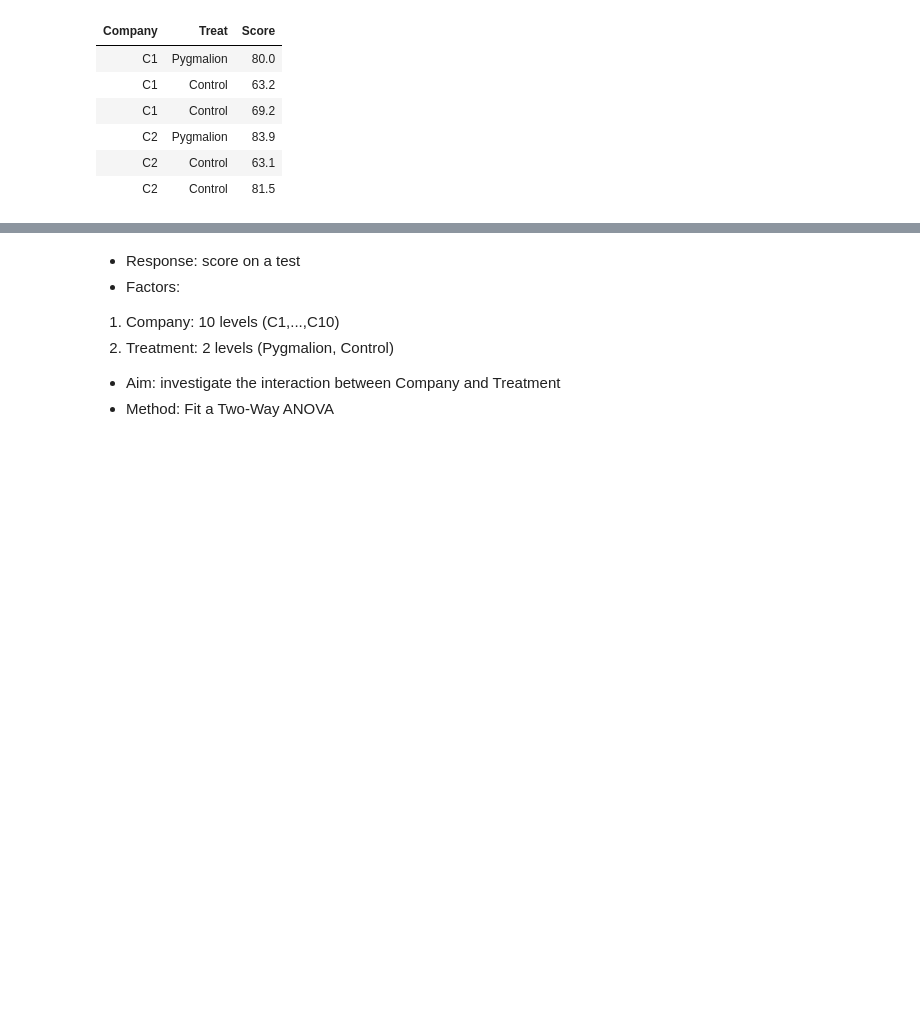
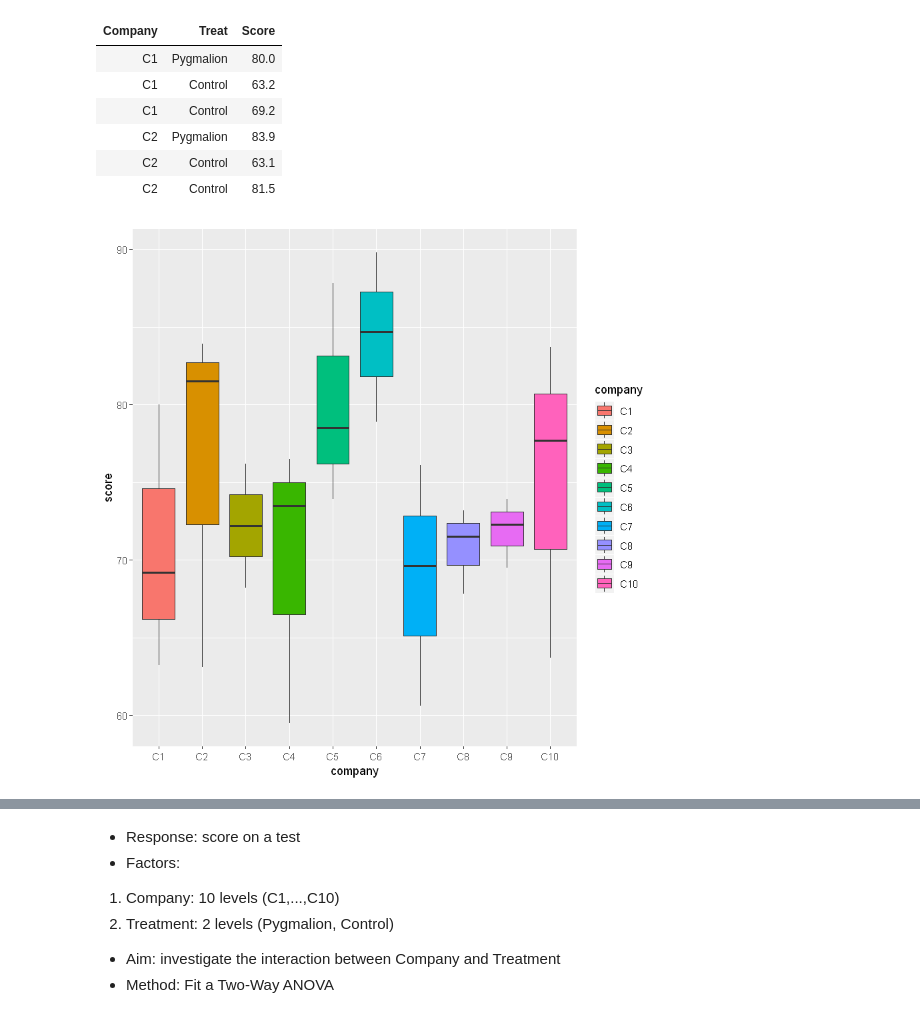
Before and after one commit to lihd1003/19W-Course-Material, a Jupyter notebook: STA303/Two Way ANOVA.ipynb, the cells around one changed output, grey strips where cells are left out. Cells and saved outputs as stored; diff of their text form; code cells hidden in the pictures; blank space fills up the shorter version.

```diff
--- a/STA303/Two Way ANOVA.ipynb
+++ b/STA303/Two Way ANOVA.ipynb
@@ -13,6 +13,9 @@ _**Two types of factors**_<br>
 library(Sleuth2)
 data = case1302
 head(data)
+score = data$Score
+company = as.factor(data$Company)
+treat = as.factor(data$Treat)
 # %% [output]
 | Company | Treat | Score |
 | C1 | Pygmalion | 80.0 |
@@ -21,3 +24,8 @@ head(data)
 | C2 | Pygmalion | 83.9 |
 | C2 | Control | 63.1 |
 | C2 | Control | 81.5 |
+# %%
+library(ggplot2)
+ggplot(data, aes(x=company, y=score, fill=company)) + geom_boxplot()
+# %% [output]
+[figure, added]
```
Also changed, not shown: parts of 10 cells of this notebook.
